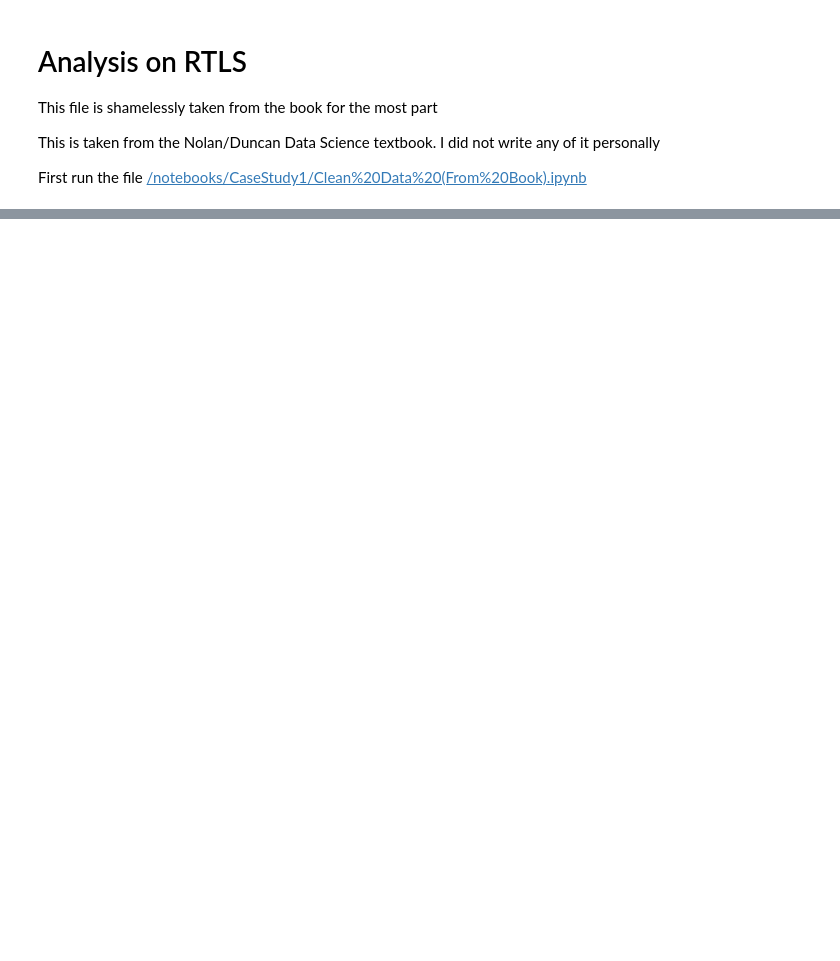
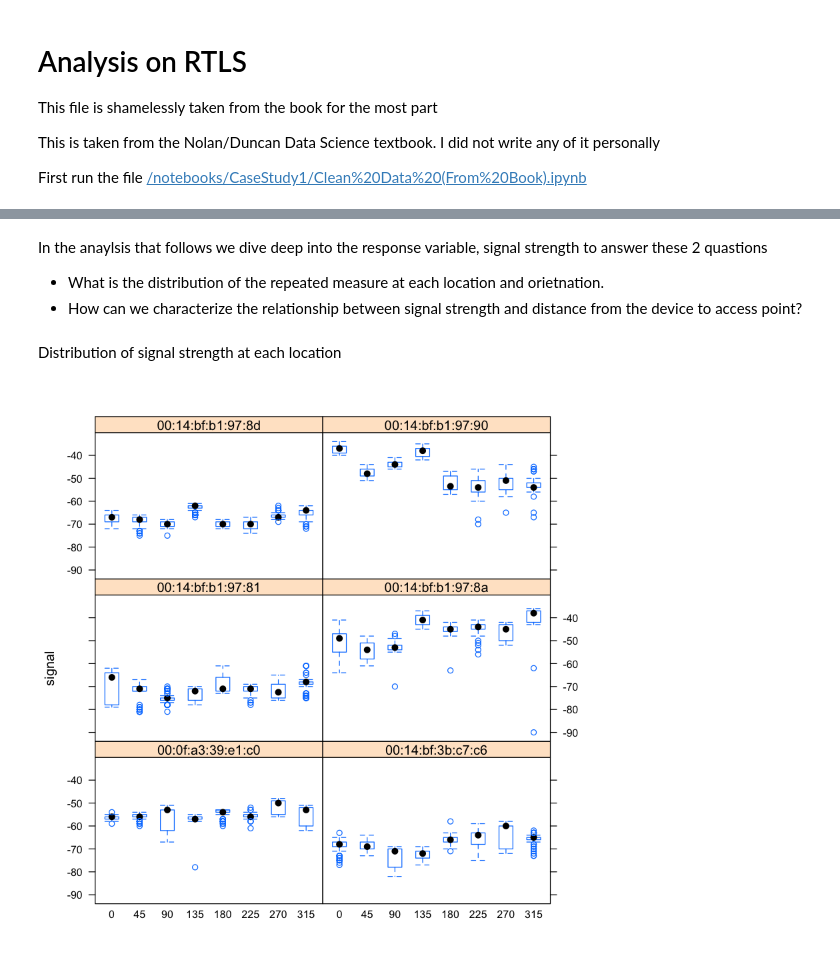
Before and after one commit to kjprice/smu-quantifying-the-world, a Jupyter notebook: CaseStudy1/Perform Analysis (From Book).ipynb, the cells around one changed output, grey strips where cells are left out. Drawn from its saved outputs; the diff is of its cells as text; code cells hidden in the pictures; blank space fills up the shorter version.

```diff
--- a/CaseStudy1/Perform Analysis (From Book).ipynb
+++ b/CaseStudy1/Perform Analysis (From Book).ipynb
@@ -21,0 +22,14 @@ head(offline)
+# %% [markdown]
+In the anaylsis that follows we dive deep into the response variable, signal strength to answer these 2 quastions
+*  What is the distribution of the repeated measure at each location and orietnation.
+*  How can we characterize the relationship between signal strength and distance from the device to access point?
+# %% [markdown]
+Distribution of signal strength at each location
+# %%
+library(lattice)
+bwplot(signal ~ factor(angle) | mac, data = offline,
+subset = posX == 2 & posY == 12
+& mac != "00:0f:a3:39:dd:cd",
+layout = c(2,3))
+# %% [output]
+[figure, added]
```
Also changed, not shown: parts of 16 cells of this notebook.
